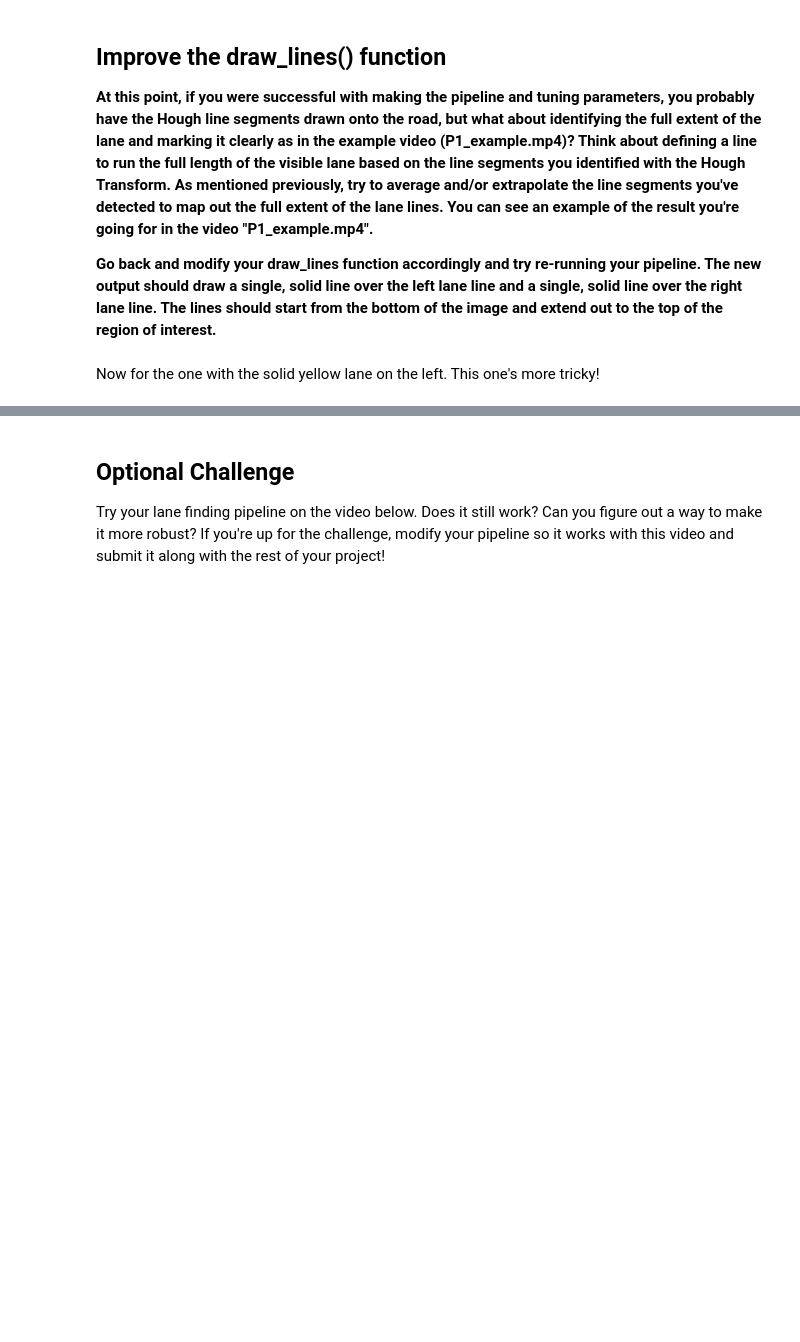
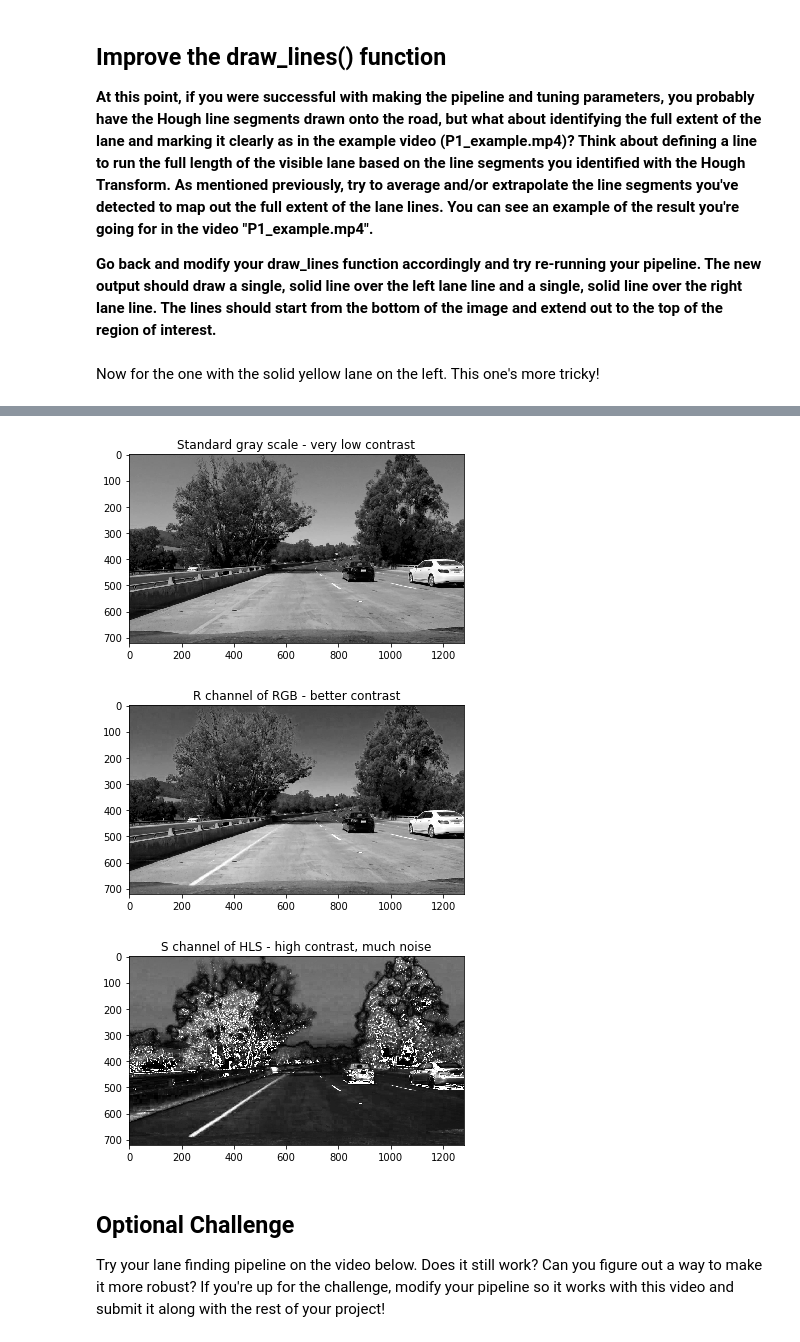
Before and after one commit to cazacov/CarND-LaneLines-P1, a Jupyter notebook: P1.ipynb, the cells around one changed output, grey strips where cells are left out. Saved outputs shown, nothing was run; the diff lists cells and outputs as text; code cells hidden in the pictures; blank space fills up the shorter version.

```diff
--- a/P1.ipynb
+++ b/P1.ipynb
@@ -553,3 +583,19 @@ If you're satisfied with your video outputs, it's time to make the report writeu
+# %%
+image = mpimg.imread("./test_images/frame5.jpg")
+plt.figure()
+plt.title("Standard gray scale - very low contrast")
+plt.imshow(cv2.cvtColor(image, cv2.COLOR_RGB2GRAY), cmap='gray')
+plt.figure()
+plt.title("R channel of RGB - better contrast")
+plt.imshow(cv2.split(image)[0], cmap='gray')
+plt.show()
+plt.title("S channel of HLS - high contrast, much noise")
+plt.imshow(cv2.split(cv2.cvtColor(image, cv2.COLOR_BGR2HLS))[2], cmap='gray')
+plt.show()
+# %% [output]
+[figure, added]
+[figure, added]
+[figure, added]
 # %% [markdown]
 ## Optional Challenge
 
```
Also changed, not shown: parts of 7 cells of this notebook, 10 other files.
